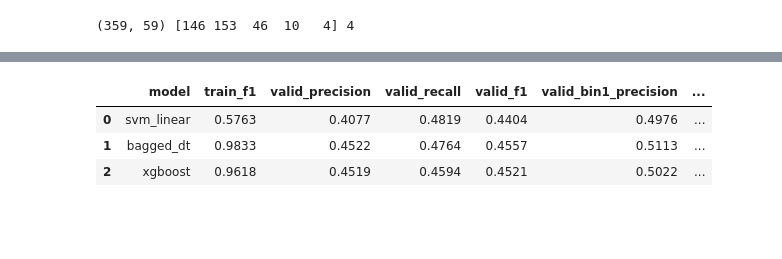
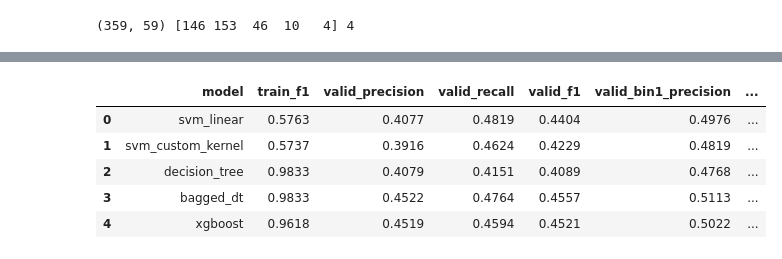
Before and after one commit to rosa36-x/funko-ml, a Jupyter notebook: notebooks/06_xgboost.ipynb, the cells around one changed output, grey strips where cells are left out. Cells and saved outputs as stored; diff of their text form; code cells hidden in the pictures; blank space fills up the shorter version.

```diff
--- a/notebooks/06_xgboost.ipynb
+++ b/notebooks/06_xgboost.ipynb
@@ -69,20 +69,22 @@ df[['model'] + [f'valid_bin{i}_precision' for i in range(1, 6)]]
 # %%
 import os
 ref = []
-for name in ['svm_linear', 'svm_custom', 'dt', 'bagged_dt']:
+for name in ['svm_linear', 'svm_custom_kernel', 'decision_tree', 'bagged_dt']:
     path = f'../results/{name}.csv'
     if os.path.exists(path):
         r = pd.read_csv(path)
         if name == 'bagged_dt':
             r = r[r['num_trees'] == 100]
         ref.append(r.iloc[[0]])
 cmp = pd.concat(ref + [df[df['model'] == 'xgboost']], ignore_index=True)
 cmp[['model', 'train_f1', 'valid_precision', 'valid_recall', 'valid_f1'] + [f'valid_bin{i}_precision' for i in range(1, 6)]]
 # %% [output]
 |  | model | train_f1 | valid_precision | valid_recall | valid_f1 | valid_bin1_precision | ... |
 | 0 | svm_linear | 0.5763 | 0.4077 | 0.4819 | 0.4404 | 0.4976 | ... |
-| 1 | bagged_dt | 0.9833 | 0.4522 | 0.4764 | 0.4557 | 0.5113 | ... |
-| 2 | xgboost | 0.9618 | 0.4519 | 0.4594 | 0.4521 | 0.5022 | ... |
+| 1 | svm_custom_kernel | 0.5737 | 0.3916 | 0.4624 | 0.4229 | 0.4819 | ... |
+| 2 | decision_tree | 0.9833 | 0.4079 | 0.4151 | 0.4089 | 0.4768 | ... |
+| 3 | bagged_dt | 0.9833 | 0.4522 | 0.4764 | 0.4557 | 0.5113 | ... |
+| 4 | xgboost | 0.9618 | 0.4519 | 0.4594 | 0.4521 | 0.5022 | ... |
 # %%
 plt.figure(figsize=(7, 3.5))
 plt.bar(cmp['model'], cmp['valid_f1'])
```
Also changed, not shown: parts of 3 cells of this notebook, 1 other file.
